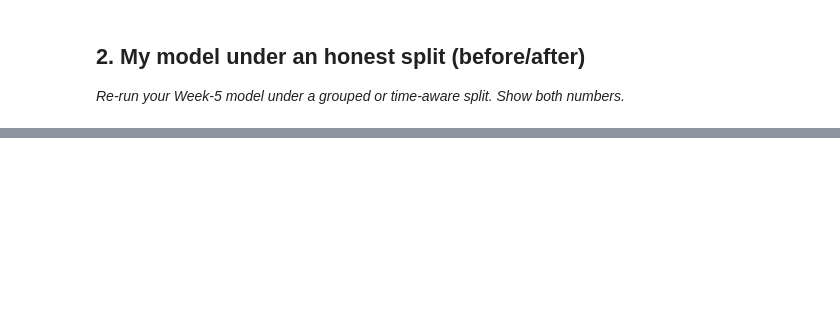
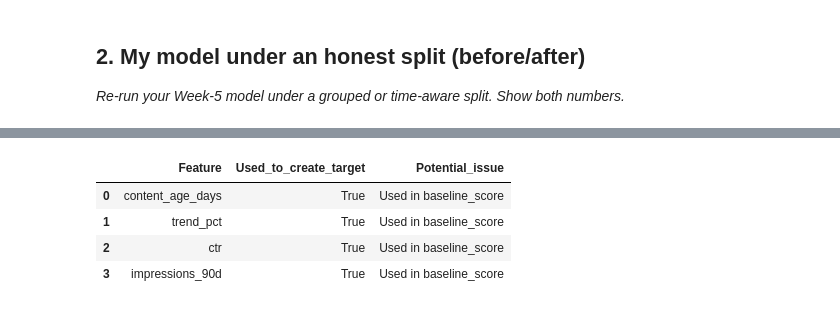
Before and after one commit to Ravikiranbathe/flyrank-ai, a Jupyter notebook: work/notebooks/w06_validation_audit.ipynb, the cells around one changed output, grey strips where cells are left out. Cells and saved outputs as stored; diff of their text form; code cells hidden in the pictures; blank space fills up the shorter version.

```diff
--- a/work/notebooks/w06_validation_audit.ipynb
+++ b/work/notebooks/w06_validation_audit.ipynb
@@ -19,0 +80,27 @@ This skeleton is yours to fill. Work the sections **in order** — each one has
+# %%
+# Create the same target used in Week 5
+
+df["baseline_score"] = 0
+
+df.loc[df["content_age_days"] >= 365, "baseline_score"] += 40
+df.loc[df["trend_pct"] < -10, "baseline_score"] += 25
+df.loc[df["ctr"] < 2, "baseline_score"] += 20
+df.loc[df["impressions_90d"] >= 1000, "baseline_score"] += 15
+
+df["target"] = (df["baseline_score"] >= 60).astype(int)
+
+# Week 5 features
+features = [
+    "content_age_days",
+    "trend_pct",
+    "ctr",
+    "impressions_90d"
+]
+
+X = df[features].fillna(0)
+y = df["target"]
+groups = df["client_id"]
+
+print("Features:", features)
+print("Target positive rate:", round(y.mean(), 4))
+print("Number of clients:", groups.nunique())
@@ -19,0 +239,21 @@ This skeleton is yours to fill. Work the sections **in order** — each one has
+# %%
+# Feature leakage audit
+
+leakage_audit = pd.DataFrame({
+    "Feature": features,
+    "Used_to_create_target": [True, True, True, True],
+    "Potential_issue": [
+        "Used in baseline_score",
+        "Used in baseline_score",
+        "Used in baseline_score",
+        "Used in baseline_score"
+    ]
+})
+
+display(leakage_audit)
+# %% [output]
+|  | Feature | Used_to_create_target | Potential_issue |
+| 0 | content_age_days | True | Used in baseline_score |
+| 1 | trend_pct | True | Used in baseline_score |
+| 2 | ctr | True | Used in baseline_score |
+| 3 | impressions_90d | True | Used in baseline_score |
```
Also changed, not shown: parts of 18 cells of this notebook.
